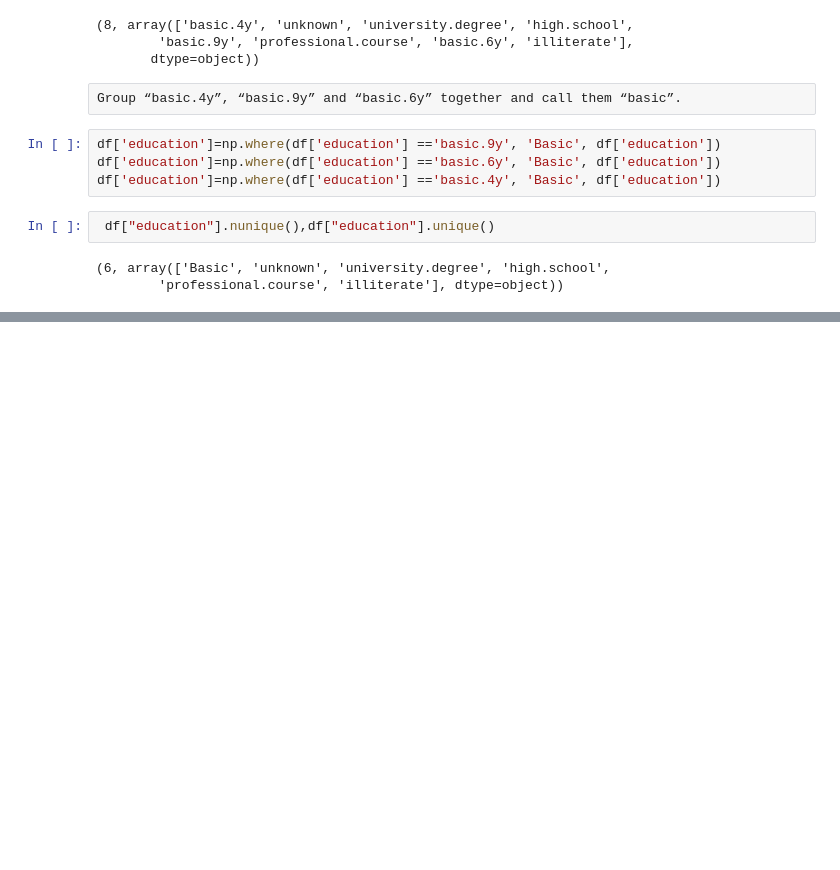
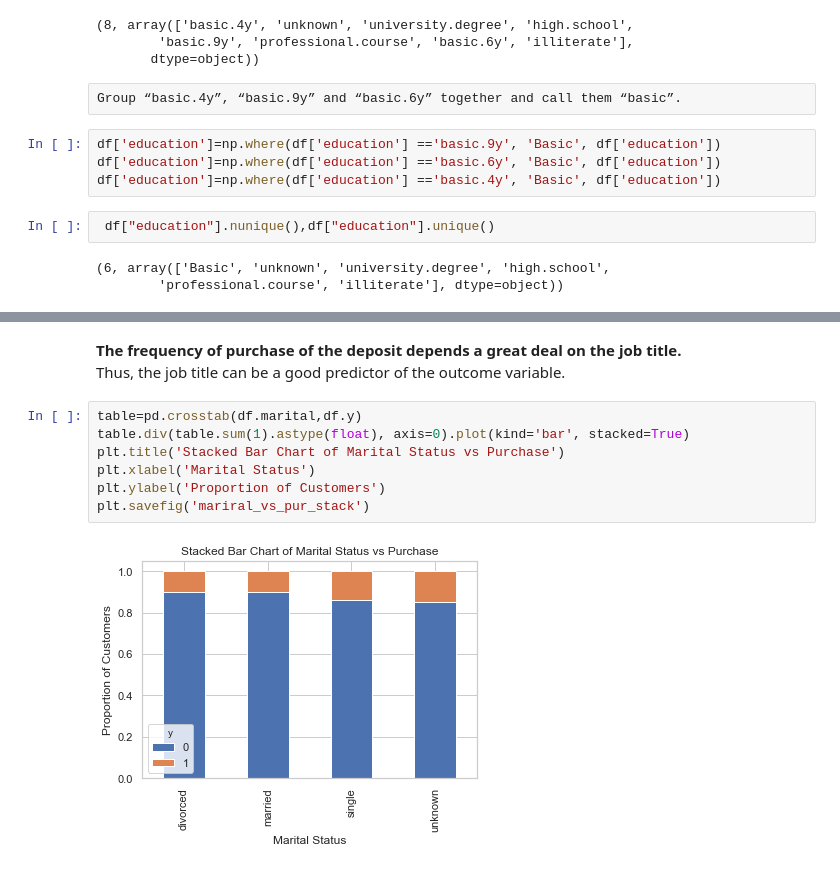
Before and after one commit to IgorAramb/ML_playground, a Jupyter notebook: logistic_regression/logistic_regression_01.ipynb, the cells around one changed output, grey strips where cells are left out. Cells and saved outputs as stored; diff of their text form; blank space fills up the shorter version.

```diff
--- a/logistic_regression/logistic_regression_01.ipynb
+++ b/logistic_regression/logistic_regression_01.ipynb
@@ -173,0 +278,12 @@ df['education']=np.where(df['education'] =='basic.4y', 'Basic', df['education'])
+# %% [markdown]
+__The frequency of purchase of the deposit depends a great deal on the job title.__
+Thus, the job title can be a good predictor of the outcome variable.
+# %%
+table=pd.crosstab(df.marital,df.y)
+table.div(table.sum(1).astype(float), axis=0).plot(kind='bar', stacked=True)
+plt.title('Stacked Bar Chart of Marital Status vs Purchase')
+plt.xlabel('Marital Status')
+plt.ylabel('Proportion of Customers')
+plt.savefig('mariral_vs_pur_stack')
+# %% [output]
+[figure, added]
```
Also changed, not shown: parts of 25 cells of this notebook.
